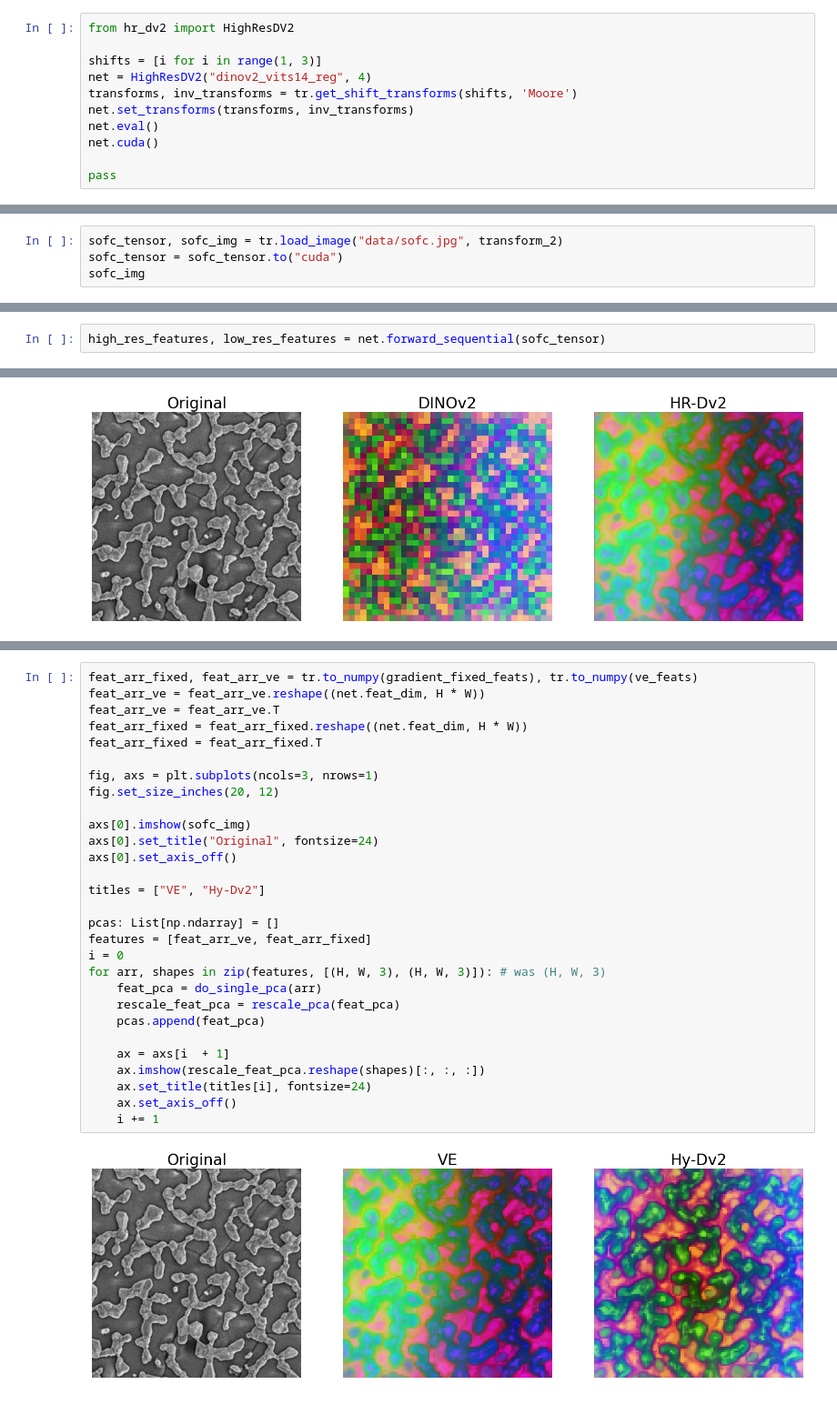
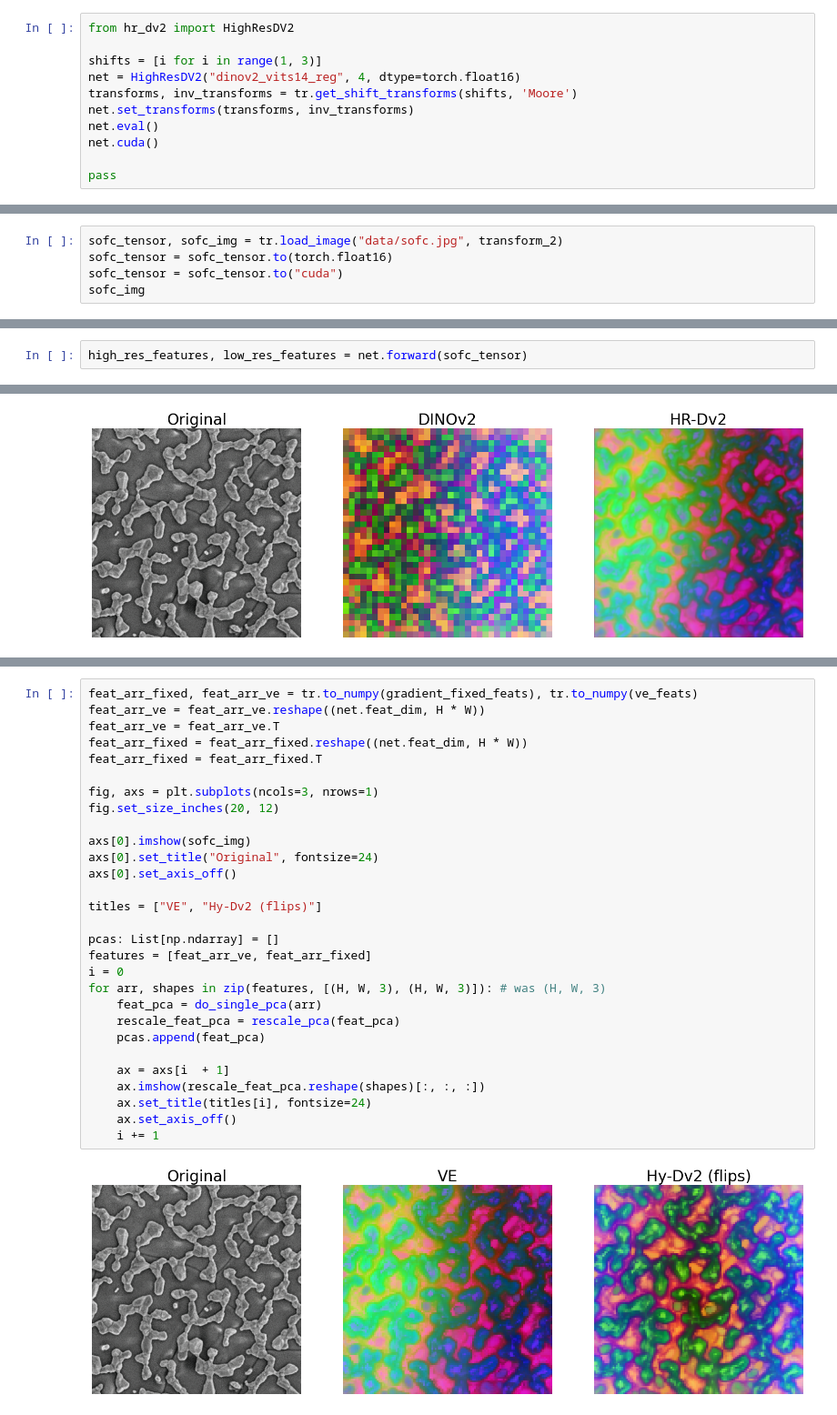
Before and after one commit to tldr-group/HR-Dv2, a Jupyter notebook: notebooks/microstructure.ipynb, the cells around one changed output, grey strips where cells are left out. Shown at 91% size. Saved outputs shown, nothing was run; the diff lists cells and outputs as text.

```diff
--- a/notebooks/microstructure.ipynb
+++ b/notebooks/microstructure.ipynb
@@ -29,7 +29,7 @@ transform_2 = tr.get_input_transform(H, H)
 from hr_dv2 import HighResDV2
 
 shifts = [i for i in range(1, 3)]
-net = HighResDV2("dinov2_vits14_reg", 4)
+net = HighResDV2("dinov2_vits14_reg", 4, dtype=torch.float16)
 transforms, inv_transforms = tr.get_shift_transforms(shifts, 'Moore')
 net.set_transforms(transforms, inv_transforms)
 net.eval()
@@ -42,9 +42,10 @@ Using cache found in /home/ronan/.cache/torch/hub/facebookresearch_dinov2_main
 We want to examine microstructures and the visualise the features DINOv2 has learned. Also, this serves as an example of how non-square images of different sizes can be used, so long as their dimensions are divisible by the patch size. At the minute sadly the high-res method has a large memory footprint - by definition at least 14x (patch size) that of the low-res model, so large images can't be processed on low budget devices (*i.e,* my laptop's GPU).
 # %%
 sofc_tensor, sofc_img = tr.load_image("data/sofc.jpg", transform_2)
+sofc_tensor = sofc_tensor.to(torch.float16)
 sofc_tensor = sofc_tensor.to("cuda")
 sofc_img
 # %% [output]
 [figure]
 # %%
-high_res_features, low_res_features = net.forward_sequential(sofc_tensor)
+high_res_features, low_res_features = net.forward(sofc_tensor)
@@ -98,31 +92,31 @@ Setting stride to (4,4)
 # %%
 feat_arr_fixed, feat_arr_ve = tr.to_numpy(gradient_fixed_feats), tr.to_numpy(ve_feats)
 feat_arr_ve = feat_arr_ve.reshape((net.feat_dim, H * W))
 feat_arr_ve = feat_arr_ve.T
 feat_arr_fixed = feat_arr_fixed.reshape((net.feat_dim, H * W))
 feat_arr_fixed = feat_arr_fixed.T
 
 fig, axs = plt.subplots(ncols=3, nrows=1)
 fig.set_size_inches(20, 12)
 
 axs[0].imshow(sofc_img)
 axs[0].set_title("Original", fontsize=24)
 axs[0].set_axis_off()
 
-titles = ["VE", "Hy-Dv2"]
+titles = ["VE", "Hy-Dv2 (flips)"]
 
 pcas: List[np.ndarray] = []
 features = [feat_arr_ve, feat_arr_fixed]
 i = 0
 for arr, shapes in zip(features, [(H, W, 3), (H, W, 3)]): # was (H, W, 3)
     feat_pca = do_single_pca(arr)
     rescale_feat_pca = rescale_pca(feat_pca)
     pcas.append(feat_pca)
 
     ax = axs[i  + 1]
     ax.imshow(rescale_feat_pca.reshape(shapes)[:, :, :])
     ax.set_title(titles[i], fontsize=24)
     ax.set_axis_off()
     i += 1
 # %% [output]
-[figure, old version]
+[figure, new version]
```
Also changed, not shown: parts of 7 cells of this notebook, 3 other files.
